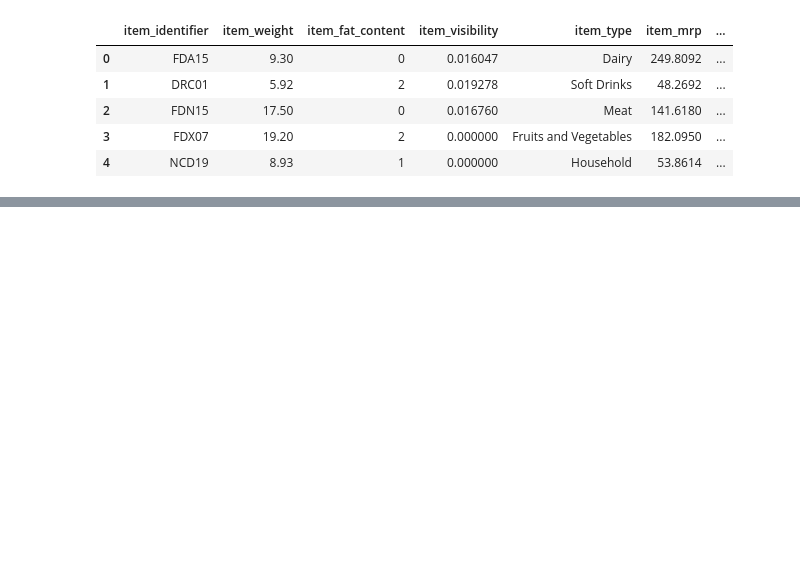
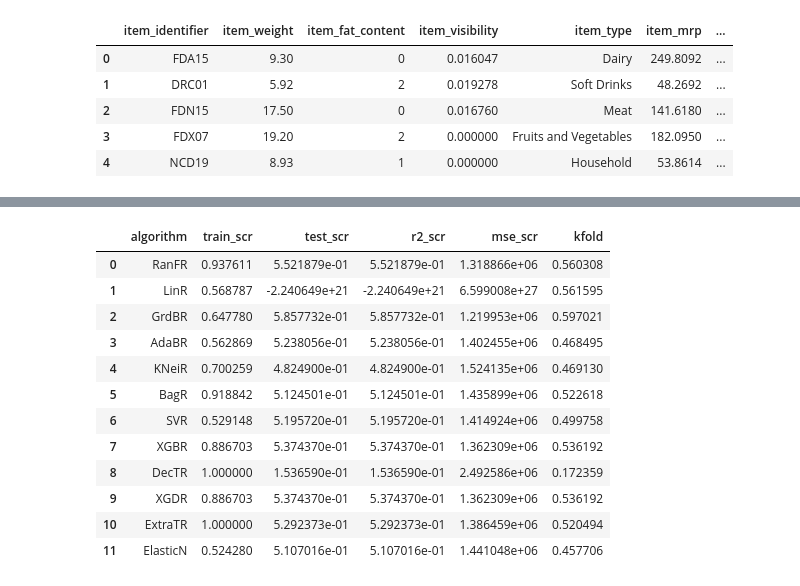
Before and after one commit to sakhawath19/Python, a Jupyter notebook: projects/sell_prediction/sell_prediction.ipynb, the cells around one changed output, grey strips where cells are left out. Cells and saved outputs as stored; diff of their text form; code cells hidden in the pictures; blank space fills up the shorter version.

```diff
--- a/projects/sell_prediction/sell_prediction.ipynb
+++ b/projects/sell_prediction/sell_prediction.ipynb
@@ -477,8 +477,6 @@ df.head()
 | 2 | FDN15 | 17.50 | Low Fat | 0.016760 | Meat | 141.6180 | ... |
 | 3 | FDX07 | 19.20 | Regular | 0.000000 | Fruits and Vegetables | 182.0950 | ... |
 | 4 | NCD19 | 8.93 | Non-edible | 0.000000 | Household | 53.8614 | ... |
-# %%
-df['outlet'] = LabelEncoder().fit_transform(df['outlet_identifier'])
 # %%
 df.dtypes
 # %% [output]
@@ -548,0 +592,3 @@ dtype: object
+# %%
+X_train = X_train.apply(zscore)
+X_test = X_test.apply(zscore)
@@ -548,0 +618,47 @@ dtype: object
+# %%
+train_scores = []
+test_scores = []
+r2_scores = []
+mse_scores = []
+cv_scores = []
+model_names = []
+
+for name, model in models:
+    model.fit(X_train, y_train)
+
+    train_scr = model.score(X_train, y_train)
+    train_scores.append(train_scr)
+
+    y_pred = model.predict(X_test)
+    r2_scr = metrics.r2_score(y_test, y_pred)
+    r2_scores.append(r2_scr)
+
+    mse_scr = metrics.mean_squared_error(y_test, y_pred)
+    mse_scores.append(mse_scr)
+
+    test_scr = model.score(X_test, y_test)
+    test_scores.append(test_scr)
+
+    kfold = KFold(n_splits=10, shuffle=True, random_state=7)
+    cv_scr = cross_val_score(model, X, y, cv=kfold)    # It will generate 10 score
+    cv_scr_mean = np.mean(abs(cv_scr))
+    cv_scores.append(cv_scr_mean)
+
+    model_names.append(name)
+# %%
+pd.DataFrame({'algorithm':model_names, 'train_scr':train_scores, 'test_scr':test_scores,
+             'r2_scr':r2_scores, 'mse_scr':mse_scores, 'kfold':cv_scores})
+# %% [output]
+|  | algorithm | train_scr | test_scr | r2_scr | mse_scr | kfold |
+| 0 | RanFR | 0.937611 | 5.521879e-01 | 5.521879e-01 | 1.318866e+06 | 0.560308 |
+| 1 | LinR | 0.568787 | -2.240649e+21 | -2.240649e+21 | 6.599008e+27 | 0.561595 |
+| 2 | GrdBR | 0.647780 | 5.857732e-01 | 5.857732e-01 | 1.219953e+06 | 0.597021 |
+| 3 | AdaBR | 0.562869 | 5.238056e-01 | 5.238056e-01 | 1.402455e+06 | 0.468495 |
+| 4 | KNeiR | 0.700259 | 4.824900e-01 | 4.824900e-01 | 1.524135e+06 | 0.469130 |
+| 5 | BagR | 0.918842 | 5.124501e-01 | 5.124501e-01 | 1.435899e+06 | 0.522618 |
+| 6 | SVR | 0.529148 | 5.195720e-01 | 5.195720e-01 | 1.414924e+06 | 0.499758 |
+| 7 | XGBR | 0.886703 | 5.374370e-01 | 5.374370e-01 | 1.362309e+06 | 0.536192 |
+| 8 | DecTR | 1.000000 | 1.536590e-01 | 1.536590e-01 | 2.492586e+06 | 0.172359 |
+| 9 | XGDR | 0.886703 | 5.374370e-01 | 5.374370e-01 | 1.362309e+06 | 0.536192 |
+| 10 | ExtraTR | 1.000000 | 5.292373e-01 | 5.292373e-01 | 1.386459e+06 | 0.520494 |
+| 11 | ElasticN | 0.524280 | 5.107016e-01 | 5.107016e-01 | 1.441048e+06 | 0.457706 |
```
Also changed, not shown: parts of 12 cells of this notebook.
